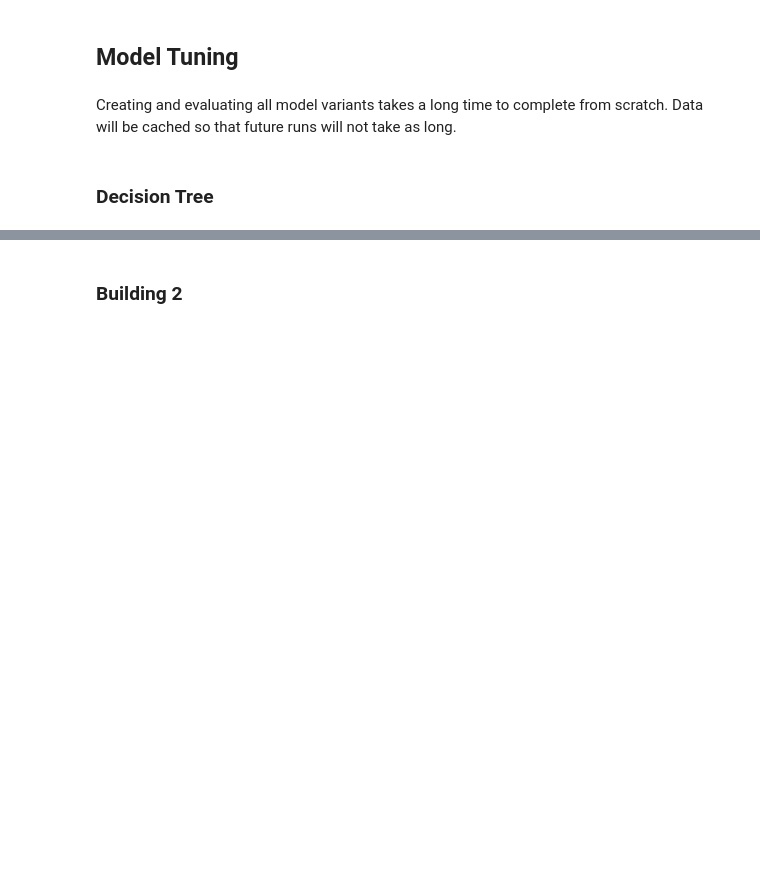
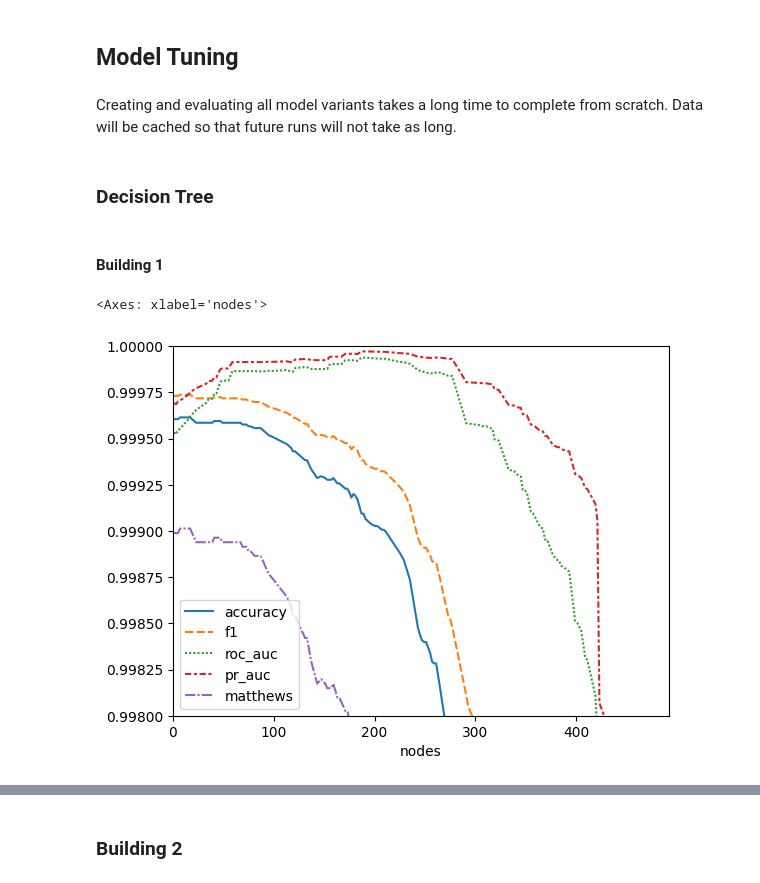
Before and after one commit to hossainmuntasir/MachineLearningModel, a Jupyter notebook: mlmodels/model_comparison.ipynb, the cells around one changed output, grey strips where cells are left out. Saved outputs shown, nothing was run; the diff lists cells and outputs as text; code cells hidden in the pictures; blank space fills up the shorter version.

```diff
--- a/mlmodels/model_comparison.ipynb
+++ b/mlmodels/model_comparison.ipynb
@@ -384,5 +289,9 @@ pd.DataFrame(model_metrics["Building 3"]).T
 ## Model Tuning
 # %% [markdown]
 Creating and evaluating all model variants takes a long time to complete from scratch. Data will be cached so that future runs will not take as long.
+# %%
+from mlmodel import SCORES
+scores = list(SCORES)
+tuned_metrics = {f"Building {n+1}": {} for n in range(3)}
 # %% [markdown]
 ### Decision Tree
@@ -388,0 +301,16 @@ Creating and evaluating all model variants takes a long time to complete from sc
+# %% [markdown]
+#### Building 1
+# %%
+opt1 = GridSearchDecisionTree("building1", n_fits=-1)
+opt1.fit(x_train1, y_train1, x_val1, y_val1)
+opt1.save_results()
+
+df = opt1.results
+df = pd.DataFrame(df[scores], index=df["nodes"])
+plt = sns.lineplot(df)
+plt.set_xlim(0, len(df))
+plt.set_ylim(0.998, 1.0)
+display(plt)
+# %% [output]
+<Axes: xlabel='nodes'>
+[figure, added]
```
Also changed, not shown: parts of 57 cells of this notebook, 6 other files.
